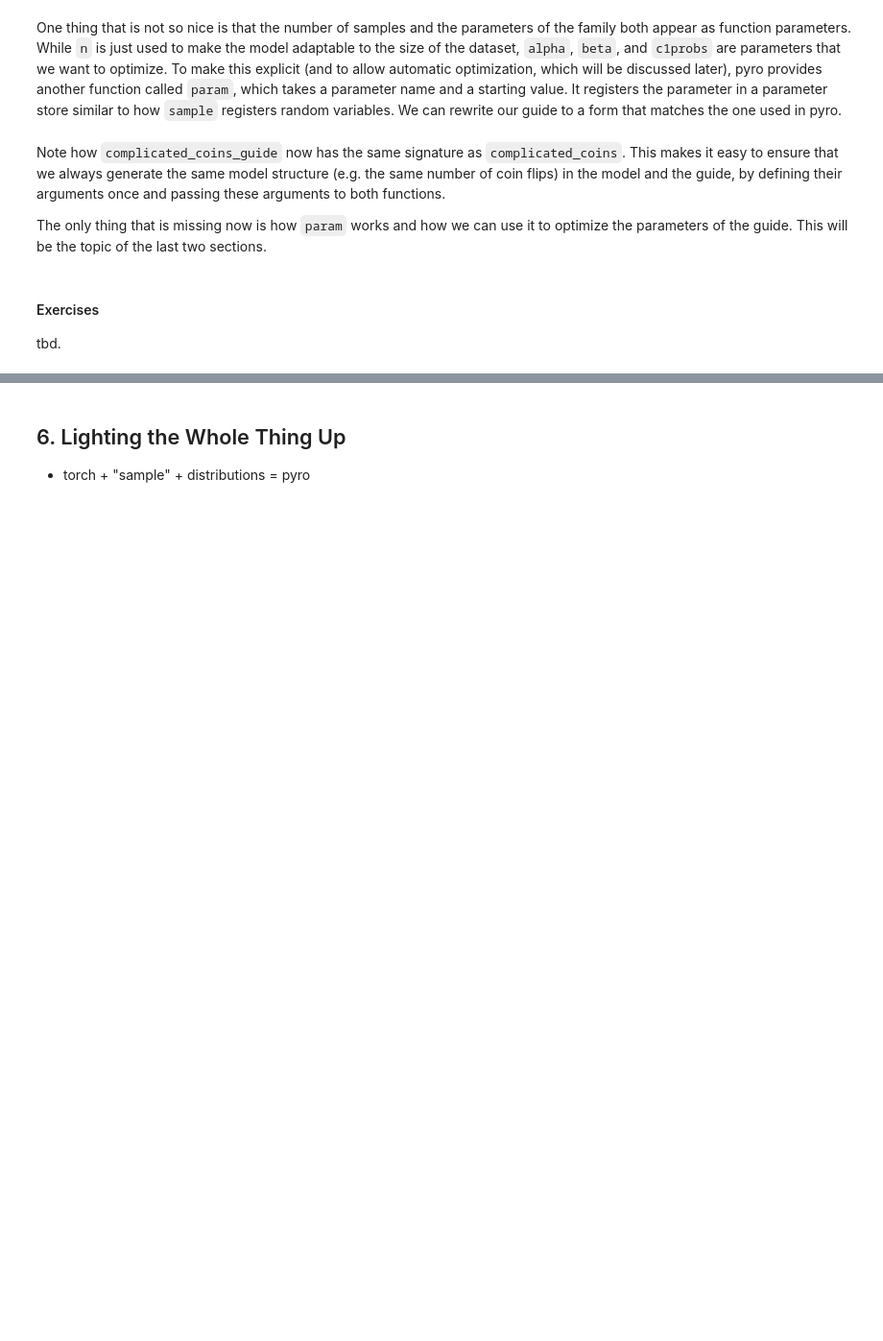
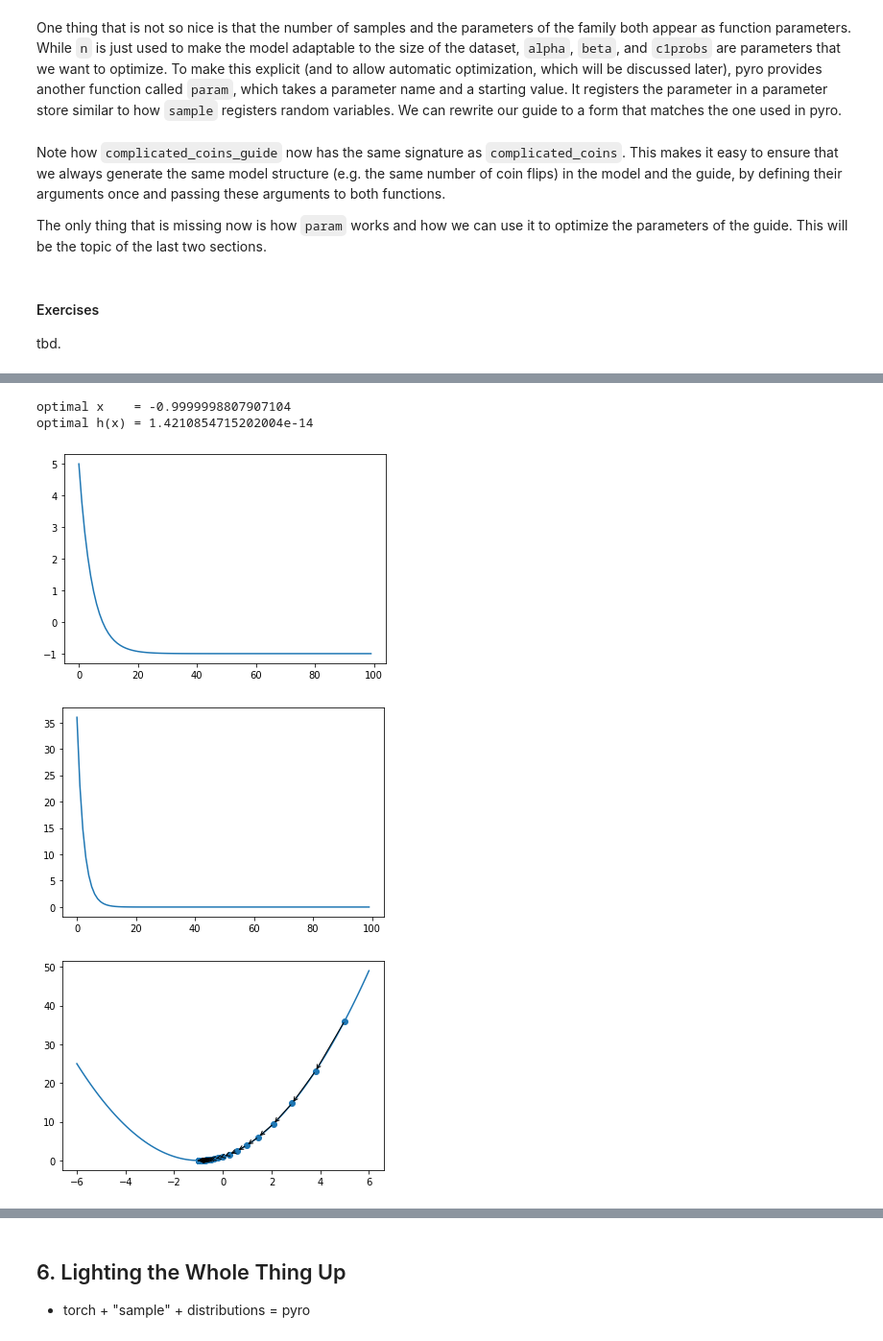
Before and after one commit to DCMLab/probabilistic_harmony_model, a Jupyter notebook: How Pyro Really Works.ipynb, the cells around one changed output, grey strips where cells are left out. Shown at 96% size. Saved outputs shown, nothing was run; the diff lists cells and outputs as text; code cells hidden in the pictures; blank space fills up the shorter version.

```diff
--- a/How Pyro Really Works.ipynb
+++ b/How Pyro Really Works.ipynb
@@ -970,0 +1222,39 @@ RuntimeError: Can't call numpy() on Variable that requires grad. Use var.detach(
+# %%
+# example using optimizers
+import torch.optim
+
+x = torch.tensor(5., requires_grad=True)
+optimizer = torch.optim.SGD([x], lr=0.1) # stochastic gradient descent, equivalent to GD in our case.
+
+n = 100
+xs = []
+zs = []
+for _ in range(n):
+    optimizer.zero_grad() # automatically clears all gradients
+    z = h(x)
+    z.backward()
+    xs.append(x.item())
+    zs.append(z.item())
+    optimizer.step() # performs the parameter updates
+
+print("optimal x    =", x.item())
+print("optimal h(x) =", z.item())
+
+plt.plot(xs)
+plt.show()
+
+plt.plot(zs)
+plt.show()
+
+plt.plot(pltxs, pltzs)
+plt.scatter(xs, zs)
+for i in range(n-1):
+    plt.annotate("", xy=(xs[i+1], zs[i+1]), xytext=(xs[i], zs[i]),
+                 arrowprops=dict(arrowstyle="->"))
+plt.show()
+# %% [output]
+optimal x    = -0.9999998807907104
+optimal h(x) = 1.4210854715202004e-14
+[figure, added]
+[figure, added]
+[figure, added]
```
Also changed, not shown: parts of 46 cells of this notebook, 1 other file.
